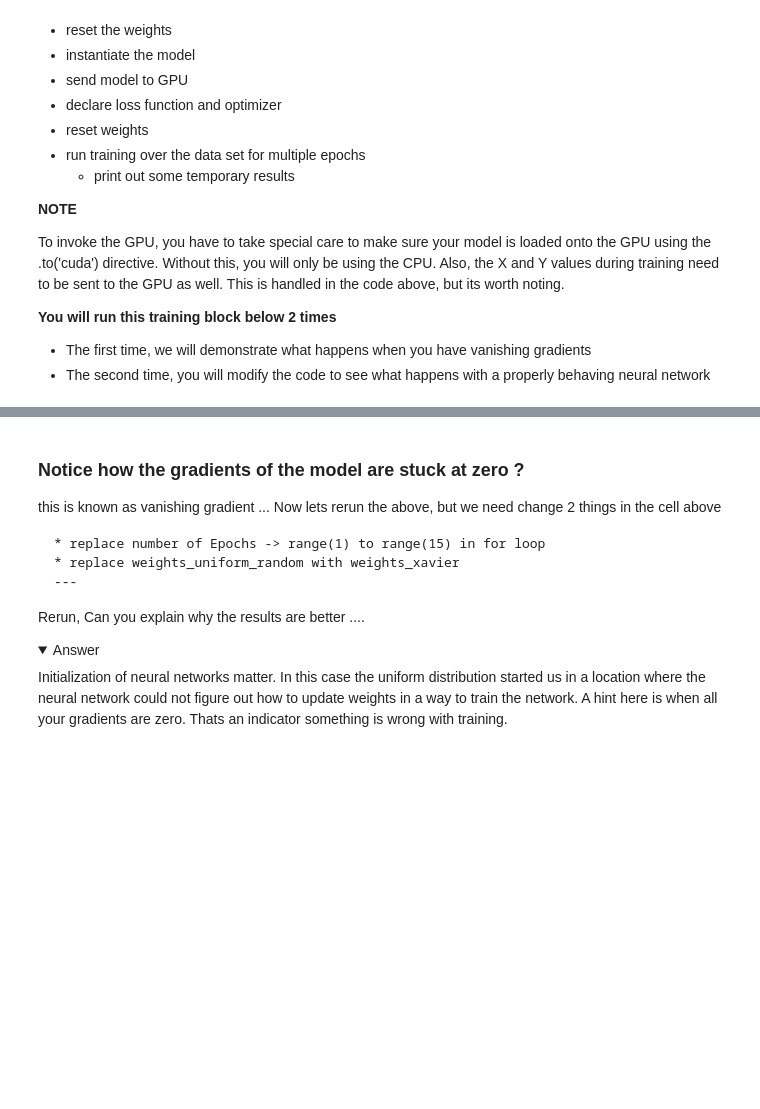
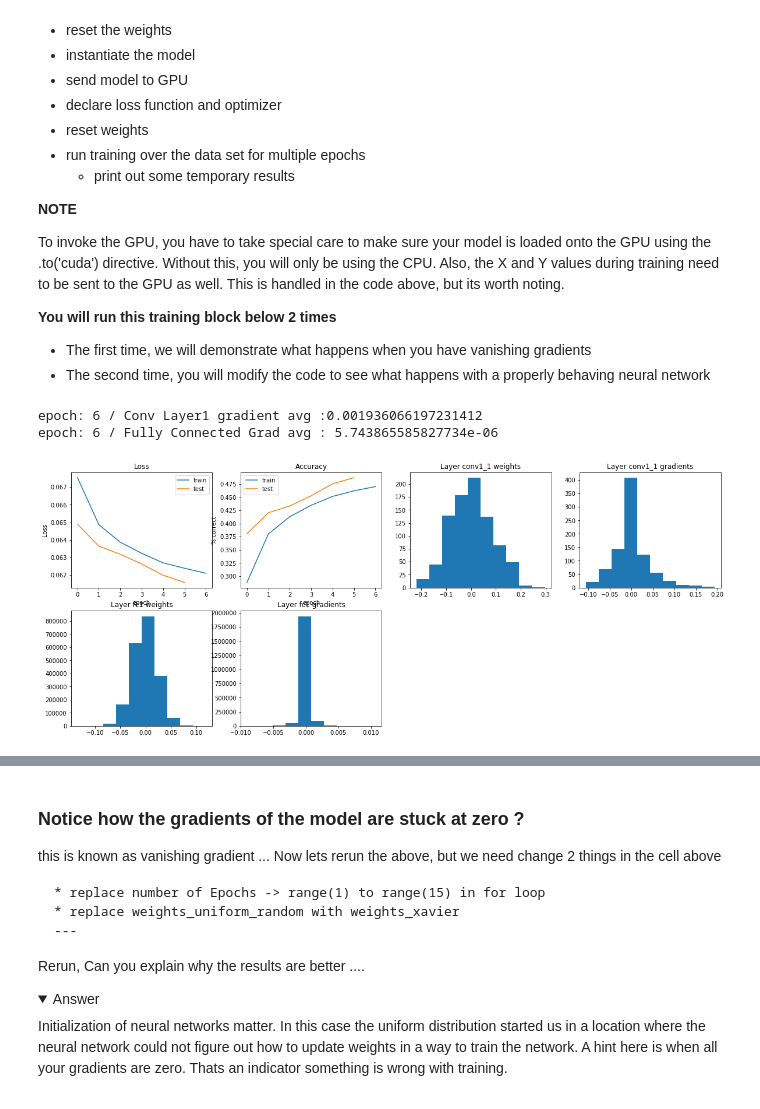
Before and after one commit to peigonhole/aicoc-ai-immersion, a Jupyter notebook: Pytorch-Classification/Pytorch_using_CIFAR10.ipynb, the cells around one changed output, grey strips where cells are left out. Saved outputs shown, nothing was run; the diff lists cells and outputs as text; code cells hidden in the pictures; folded sections open; blank space fills up the shorter version.

```diff
--- a/Pytorch-Classification/Pytorch_using_CIFAR10.ipynb
+++ b/Pytorch-Classification/Pytorch_using_CIFAR10.ipynb
@@ -522,7 +539,7 @@ def train_test(model, epoch, data_loader, batch_size, use_cuda, mode='train', de
                 print(yhat)
 
             #print(yhat.type(),Y_onehot.type())
-            cm_correct += utils.accuracy(yhat,Y)
+            cm_correct += cifar_utils.accuracy(yhat,Y)
             cm_tot += batch_size
             running_acc = cm_correct/cm_tot
 
@@ -577,44 +594,52 @@ curves = {'train' : [], 'test' : []}
 # %%
 # export
 # reload_libs()
 # Training run here ...
 reset_weights=True
 
 # Instantiate Model
 model = NetCNN3L()
 # Enable GPU's
 use_cuda = True
 if use_cuda and reset_weights:
     model = NetCNN3L().to("cuda")
 
 # create your optimizer
 optimizer = optim.Adam(model.parameters(), lr=0.0001)
 criterion = nn.CrossEntropyLoss()
 
 if(reset_weights) :
     #model.apply(weights_uniform_random)  # comment out this line for round 2
     model.apply(weights_xavier)         # uncomment this line for round 2
 
 # in your training loop:
 if(reset_weights) :
     curves = {'train' : [], 'test' : []}
 
-utils.viz_network(0,curves,model,use_cuda)
+EPOCHS=None
+if IN_NOTEBOOK :
+    cifar_utils.viz_network(0,curves,model,use_cuda)
+    EPOCHS=7
+else :
+    EPOCHS=100
 
-if(1) :
-    for epoch in range(15) :
+for epoch in range(EPOCHS) :
 
-        train_res = train_test(model, epoch, train_loader, batch_size, use_cuda, mode='train')
-        curves['train'].append(train_res)
+    train_res = train_test(model, epoch, train_loader, batch_size, use_cuda, mode='train')
+    curves['train'].append(train_res)
 
-        utils.viz_network(epoch,curves,model,use_cuda)
+    if IN_NOTEBOOK : cifar_utils.viz_network(epoch,curves,model,use_cuda)
 
-        test_res = train_test(model, epoch, test_loader,batch_size, use_cuda, mode='test')
-        curves['test'].append(test_res)
+    test_res = train_test(model, epoch, test_loader,batch_size, use_cuda, mode='test')
+    curves['test'].append(test_res)
 
-        #print(curves)
-        print("**")
-        print("Epoch:{} / Train loss: {} / Train Accuracy:{:.02f}".format(epoch, train_res,
-                                                        100*float(train_res[1])/float(train_res[2])))
-        print("Epoch:{} / Test loss : {} / Test  Accuracy:{:.02f}".format(epoch, test_res,
-                                                        100*float(test_res[1])/float(test_res[2])))
+    #print(curves)
+    print("**")
+    print("Epoch:{} / Train loss: {} / Train Accuracy:{:.02f}".format(epoch, train_res,
+                                                    100*float(train_res[1])/float(train_res[2])))
+    print("Epoch:{} / Test loss : {} / Test  Accuracy:{:.02f}".format(epoch, test_res,
+                                                    100*float(test_res[1])/float(test_res[2])))
+# %% [output]
+epoch: 6 / Conv Layer1 gradient avg :0.001936066197231412
+epoch: 6 / Fully Connected Grad avg : 5.743865585827734e-06
+[figure, added]
```
Also changed, not shown: parts of 14 cells of this notebook, 1 other file.
